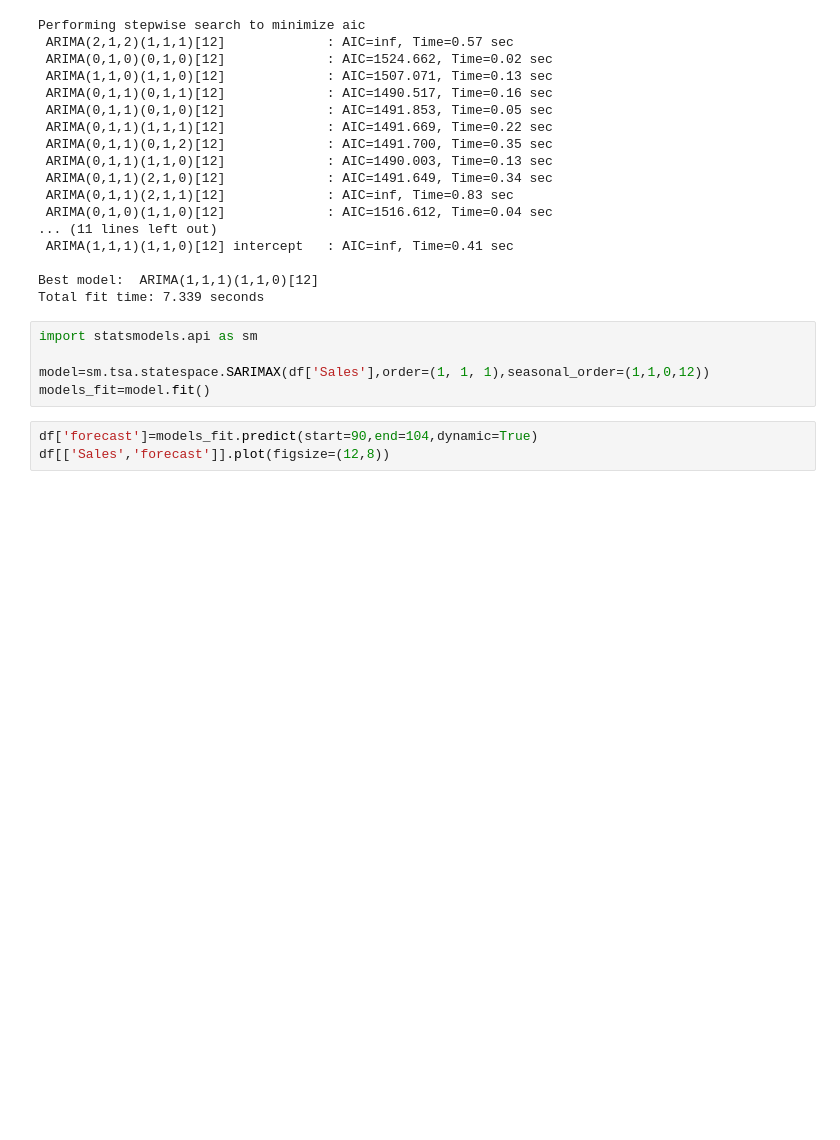
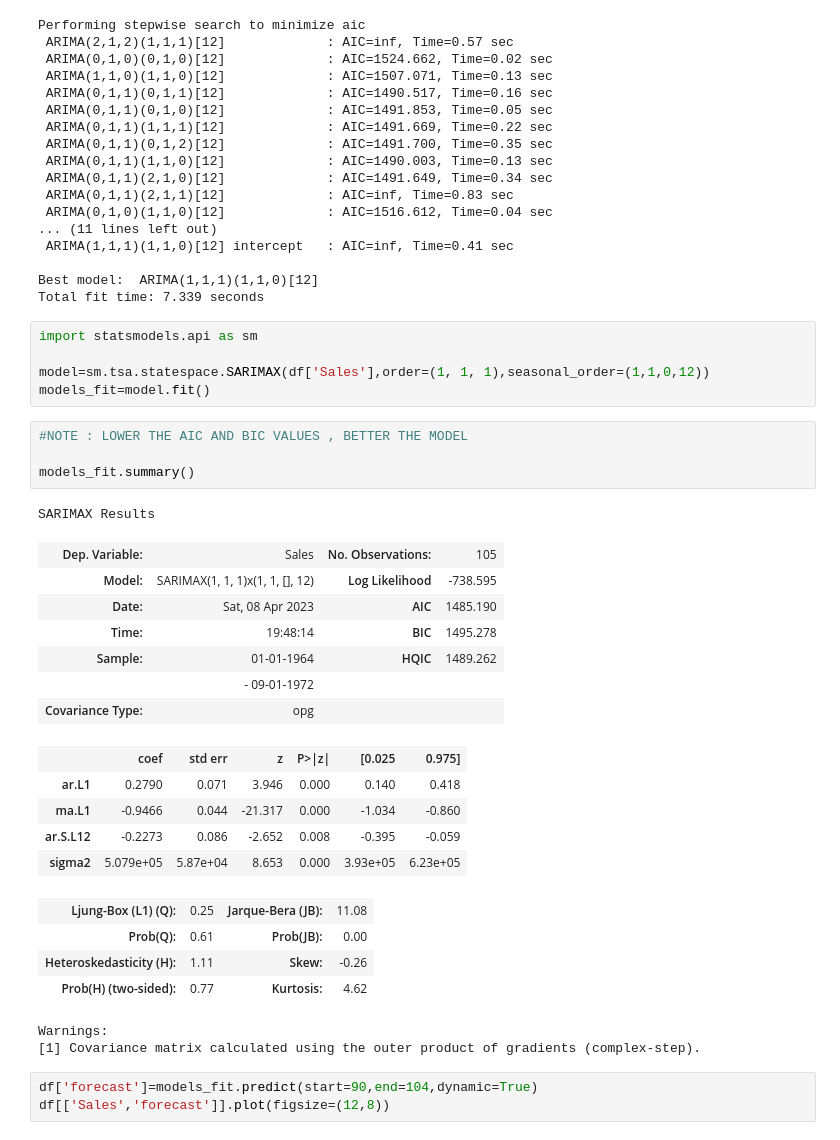
Before and after one commit to seanrodrigues1/Machine-learning-Deep-Learning, a Jupyter notebook: TIME SERIES FORECASTING USING ARIMA,AUTO ARIMA AND SARIMAX.ipynb, the cells around one changed output. Drawn from its saved outputs; the diff is of its cells as text; blank space fills up the shorter version.

```diff
--- a/TIME SERIES FORECASTING USING ARIMA,AUTO ARIMA AND SARIMAX.ipynb
+++ b/TIME SERIES FORECASTING USING ARIMA,AUTO ARIMA AND SARIMAX.ipynb
@@ -252,6 +261,30 @@ import statsmodels.api as sm
 
 model=sm.tsa.statespace.SARIMAX(df['Sales'],order=(1, 1, 1),seasonal_order=(1,1,0,12))
 models_fit=model.fit()
+# %%
+#NOTE : LOWER THE AIC AND BIC VALUES , BETTER THE MODEL
+
+models_fit.summary()
+# %% [output]
+SARIMAX Results
+| Dep. Variable: | Sales | No. Observations: | 105 |
+| Model: | SARIMAX(1, 1, 1)x(1, 1, [], 12) | Log Likelihood | -738.595 |
+| Date: | Sat, 08 Apr 2023 | AIC | 1485.190 |
+| Time: | 19:48:14 | BIC | 1495.278 |
+| Sample: | 01-01-1964 | HQIC | 1489.262 |
+|  | - 09-01-1972 |  |  |
+| Covariance Type: | opg |  |  |
+|  | coef | std err | z | P>|z| | [0.025 | 0.975] |
+| ar.L1 | 0.2790 | 0.071 | 3.946 | 0.000 | 0.140 | 0.418 |
+| ma.L1 | -0.9466 | 0.044 | -21.317 | 0.000 | -1.034 | -0.860 |
+| ar.S.L12 | -0.2273 | 0.086 | -2.652 | 0.008 | -0.395 | -0.059 |
+| sigma2 | 5.079e+05 | 5.87e+04 | 8.653 | 0.000 | 3.93e+05 | 6.23e+05 |
+| Ljung-Box (L1) (Q): | 0.25 | Jarque-Bera (JB): | 11.08 |
+| Prob(Q): | 0.61 | Prob(JB): | 0.00 |
+| Heteroskedasticity (H): | 1.11 | Skew: | -0.26 |
+| Prob(H) (two-sided): | 0.77 | Kurtosis: | 4.62 |
+Warnings:
+[1] Covariance matrix calculated using the outer product of gradients (complex-step).
 # %%
 df['forecast']=models_fit.predict(start=90,end=104,dynamic=True)
 df[['Sales','forecast']].plot(figsize=(12,8))
```
Also changed, not shown: parts of 19 cells of this notebook.
